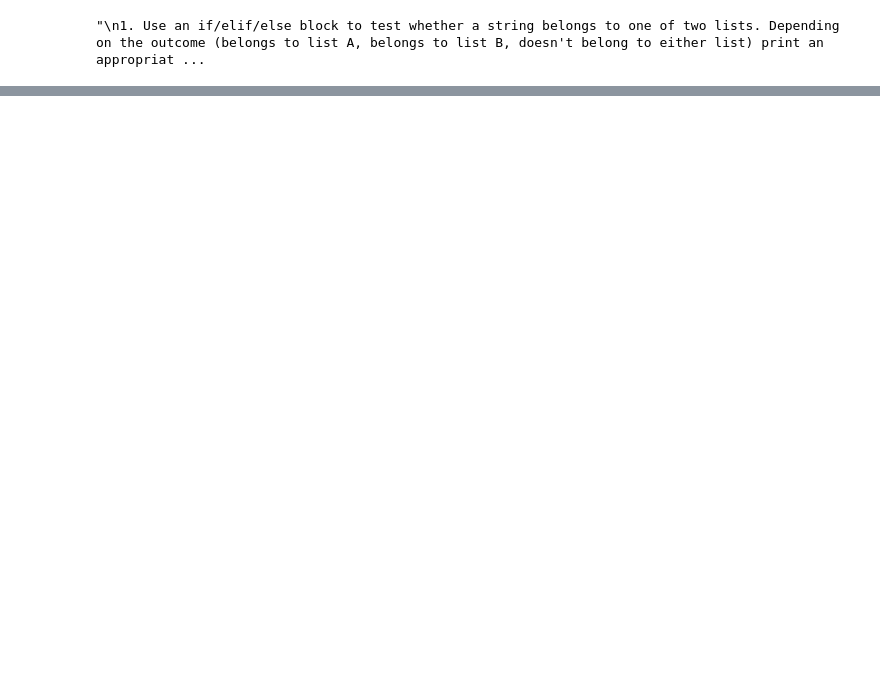
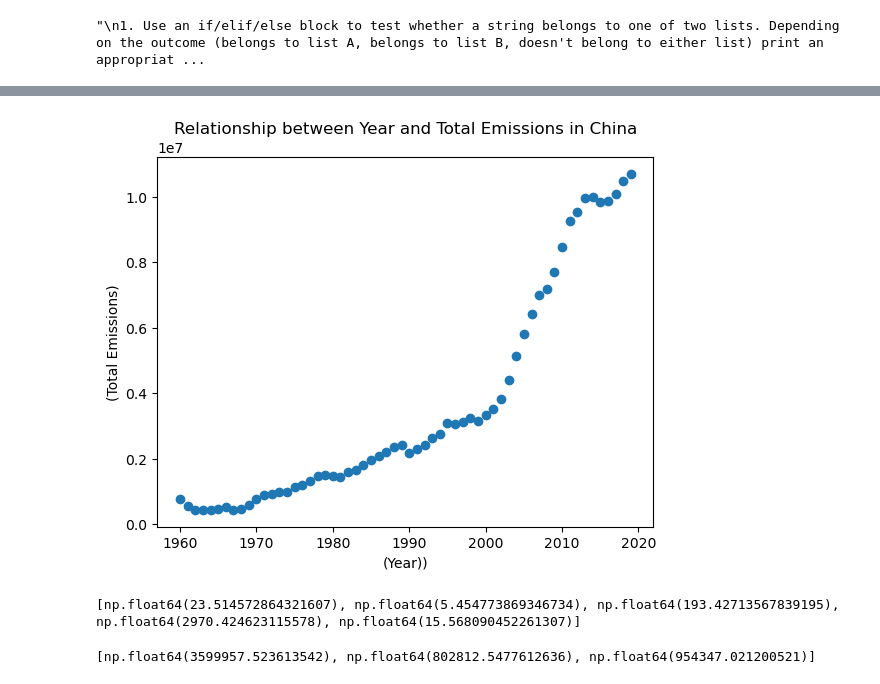
Before and after one commit to TaeHeo-School/qtm151fall2025, a Jupyter notebook: Quiz1Prep.ipynb, the cells around one changed output, grey strips where cells are left out. Saved outputs shown, nothing was run; the diff lists cells and outputs as text; code cells hidden in the pictures; blank space fills up the shorter version.

```diff
--- a/Quiz1Prep.ipynb
+++ b/Quiz1Prep.ipynb
@@ -61,0 +85,28 @@ TypeError: chisquare() takes at least 1 positional argument (0 given)
+# %%
+#Q4
+# 4. Read in a .csv file to create a Pandas DataFrame.
+# Create a scatter plot with one of the variables (or features) corresponding to the x-axis and another corresponding to the y-axis.
+# The plot should have a title and labeled axes.
+import pandas as pd
+import matplotlib.pyplot as plt
+china_emissions = pd.read_csv('data/china_co2_emissions.csv')
+plt.scatter(x = china_emissions['year'], y = china_emissions['total_emissions'])
+plt.xlabel("(Year))")
+plt.ylabel("(Total Emissions)")
+plt.title("Relationship between Year and Total Emissions in China")
+plt.show()
+# %% [output]
+[figure, added]
+# %%
+#Q5
+#5. Read in a .csv file to create a Pandas DataFrame. Loop over a list of variable/column names, printing the mean of each variable.
+import pandas as pd
+import matplotlib.pyplot as plt
+mean=[]
+cardata=pd.read_csv('data/features.csv')
+features={'mpg':cardata['mpg'], 'cylinders':cardata['cylinders'],'displacement':cardata['displacement'],'weight':cardata['weight'], 'acceleration':cardata['acceleration']}
+for feature in features:
+    mean.append(features[feature].mean())
+print(mean)
+# %% [output]
+[np.float64(23.514572864321607), np.float64(5.454773869346734), np.float64(193.42713567839195), np.float64(2970.424623115578), np.float64(15.568090452261307)]
@@ -61,0 +120,13 @@ TypeError: chisquare() takes at least 1 positional argument (0 given)
+# %%
+import pandas as pd
+import matplotlib.pyplot as plt
+mean=[]
+china=pd.read_csv('data/china_co2_emissions.csv')
+india=pd.read_csv('data/india_co2_emissions.csv')
+japan=pd.read_csv('data/japan_co2_emissions.csv')
+countries=[china, india, japan]
+for country in countries:
+    mean.append(country['total_emissions'].mean())
+print(mean)
+# %% [output]
+[np.float64(3599957.523613542), np.float64(802812.5477612636), np.float64(954347.021200521)]
```
Also changed, not shown: parts of 4 cells of this notebook, 24 other files.
